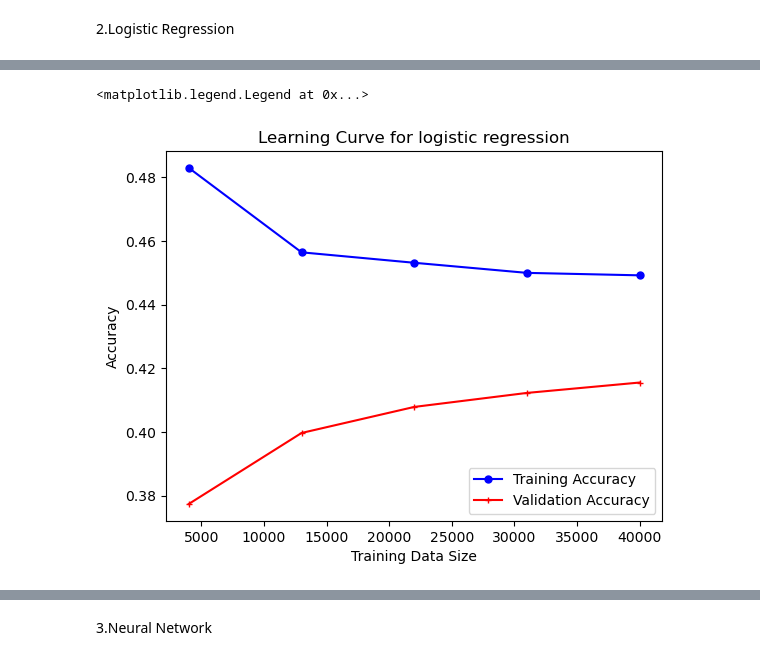
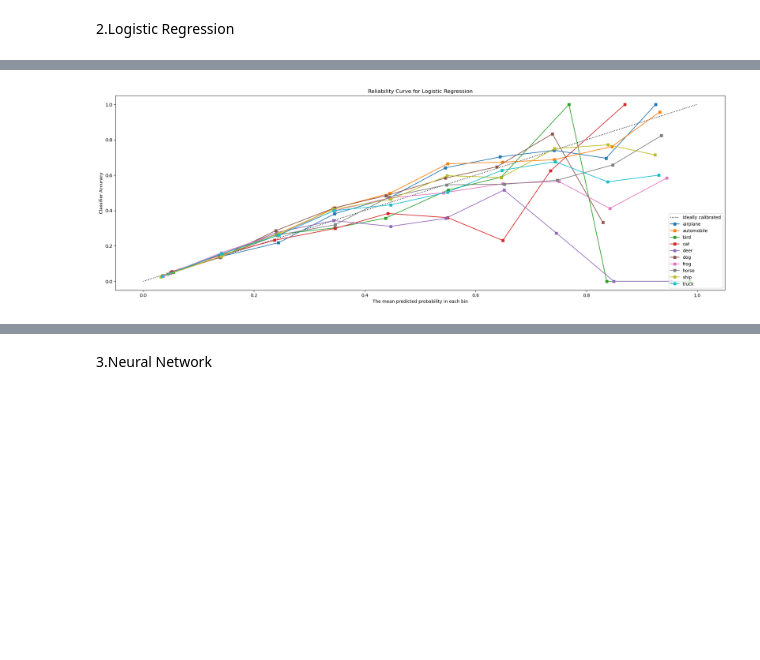
Before and after one commit to atran10TF/CS178Project, a Jupyter notebook: Project.ipynb, the cells around one changed output, grey strips where cells are left out. Drawn from its saved outputs; the diff is of its cells as text; code cells hidden in the pictures; blank space fills up the shorter version.

```diff
--- a/Project.ipynb
+++ b/Project.ipynb
@@ -273,9 +286,41 @@ best C is: 0.0005 accuracy on testing set is  0.412
 # %%
-lr = LogisticRegression(penalty = 'l2',C= best_C,random_state=seed).fit(X_tr,y_tr)
+#lr = LogisticRegression(penalty = 'l2',C= best_C,random_state=seed).fit(X_tr,y_tr)
+best_C = 0.0005
+lr = LogisticRegression(penalty = 'l2',C= best_C,random_state=seed)
+# %%
+# lb = LabelBinarizer()
+# y_train = lb.fit_transform(y_tr)
+# y_test = lb.transform(y_te)
+
+lr = CalibratedClassifierCV(lr)
+lr = OneVsRestClassifier(lr)
+lr.fit(X_tr,y_train)
+
+plt.figure(figsize=(20, 10))
+ax1 = plt.subplot2grid((3, 1), (0, 0), rowspan=2)
+ax1.plot([0, 1], [0, 1], "k:", label="Ideally calibrated")
+
+for i in range(10):
+    prob_pos = lr.predict_proba(X_te)[:, i]
+    fraction_of_positives, mean_predicted_value = calibration_curve(y_test[:, i], prob_pos, n_bins=10)
+    name = labels[i]
+
+    ax1.plot(mean_predicted_value, fraction_of_positives, "s-", label="%s" % (name, ))
+
+ax1.set_ylabel("Classifier Accuracy")
+ax1.set_xlabel("The mean predicted probability in each bin")
+ax1.set_ylim([-0.05, 1.05])
+ax1.legend(loc="lower right")
+ax1.set_title('Reliability Curve for Logistic Regression')
+
+plt.tight_layout()
+plt.show()
+# %% [output]
+[figure, added]
 # %%
 fig, axes = plt.subplots()
 #Learning Curve
-train_sizes, train_scores, test_scores = learning_curve(estimator=lr, X=X_tr_lc, y=y_tr_lc,n_jobs=1)
+train_sizes, train_scores, test_scores = learning_curve(estimator=lr, X=X_tr_lc, y=y_tr_lc,n_jobs=2)
 train_mean = np.mean(train_scores, axis=1)
 test_mean = np.mean(test_scores, axis=1)
 axes.plot(train_sizes, train_mean, color='blue', marker='o', markersize=5, label='Training Accuracy')
@@ -284,9 +329,6 @@ axes.set_title('Learning Curve for logistic regression')
 axes.set_xlabel('Training Data Size')
 axes.set_ylabel('Accuracy')
 axes.legend(loc='lower right')
-# %% [output]
-<matplotlib.legend.Legend at 0x...>
-[figure, removed]
 # %%
 fig, axes = plt.subplots()
 #Error vs complexity tradeoffs
```
Also changed, not shown: parts of 31 cells of this notebook.
